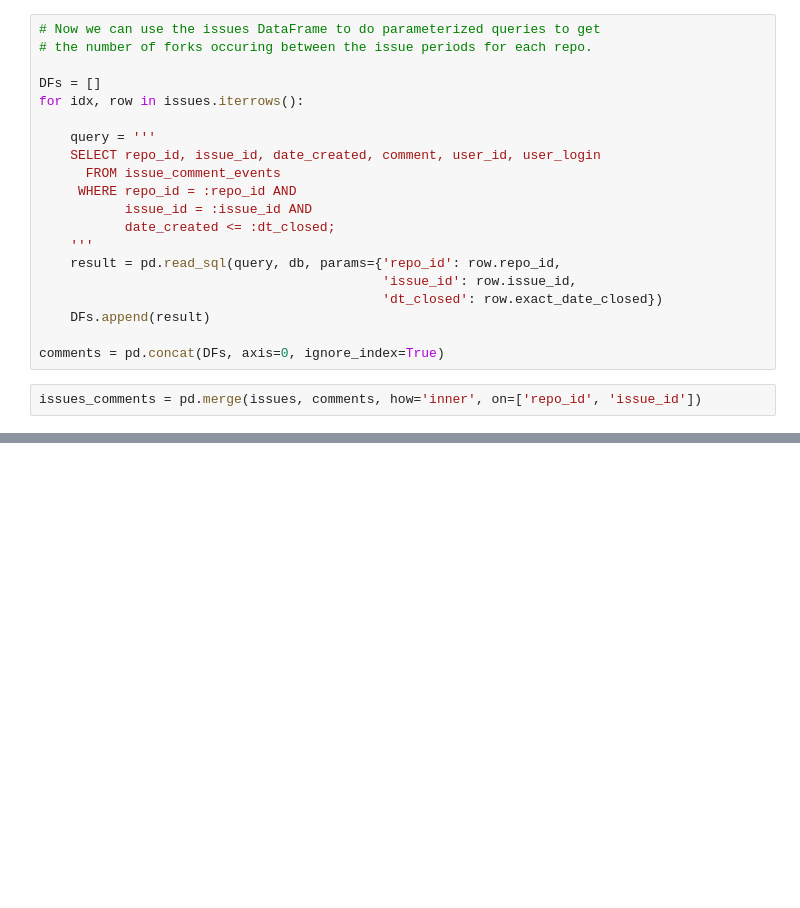
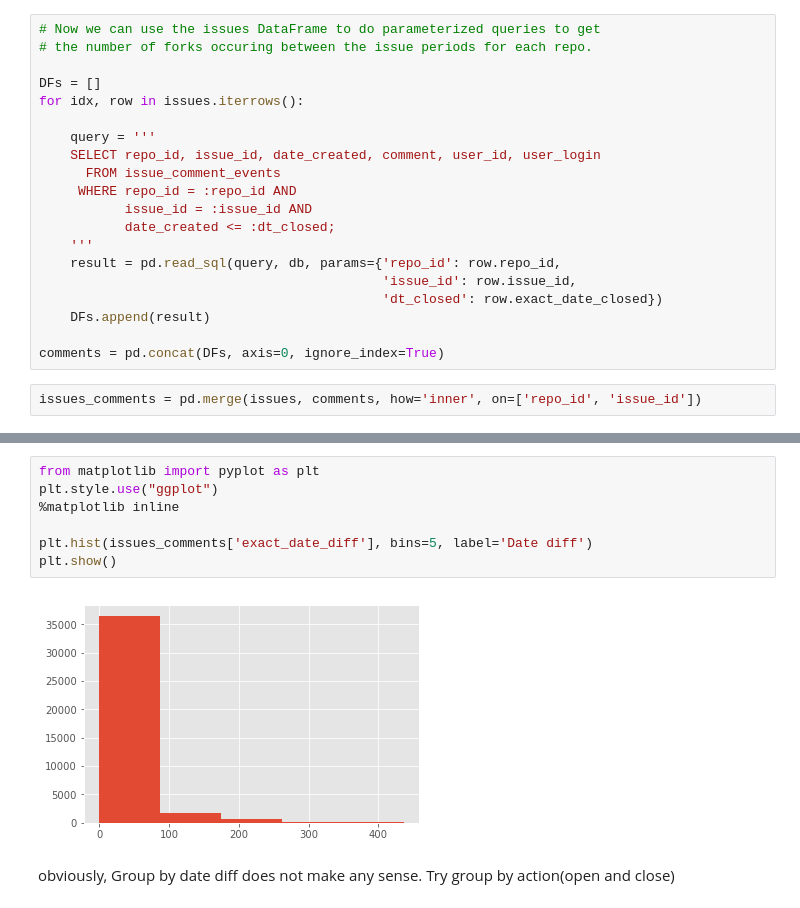
Before and after one commit to nicholas-alonzo/GitHub-Repo-Analysis, a Jupyter notebook: Event-Exploration_ql.ipynb, the cells around one changed output, grey strips where cells are left out. Saved outputs shown, nothing was run; the diff lists cells and outputs as text; blank space fills up the shorter version.

```diff
--- a/Event-Exploration_ql.ipynb
+++ b/Event-Exploration_ql.ipynb
@@ -125,0 +143,11 @@ issues_comments = pd.merge(issues, comments, how='inner', on=['repo_id', 'issue_
+# %%
+from matplotlib import pyplot as plt
+plt.style.use("ggplot")
+%matplotlib inline
+
+plt.hist(issues_comments['exact_date_diff'], bins=5, label='Date diff')
+plt.show()
+# %% [output]
+[figure, added]
+# %% [markdown]
+obviously, Group by date diff does not make any sense. Try group by action(open and close)
```
Also changed, not shown: parts of 17 cells of this notebook.
